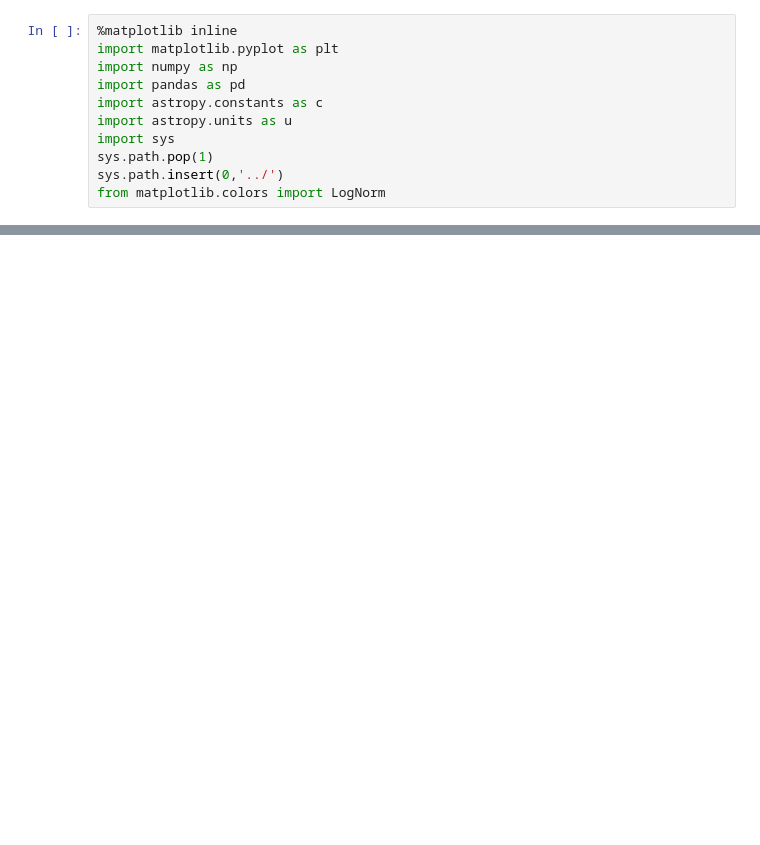
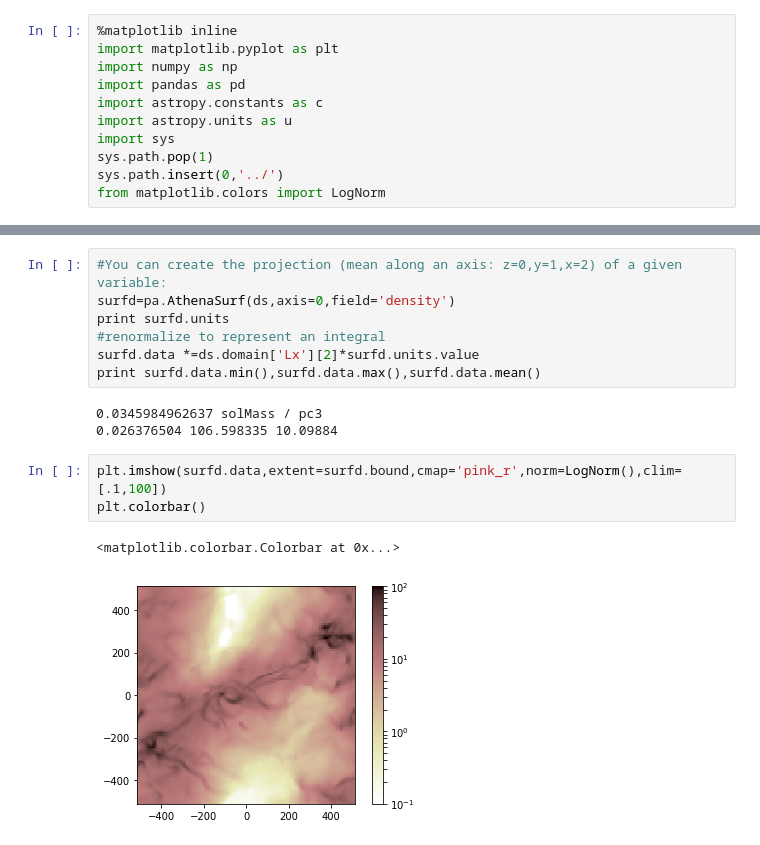
Before and after one commit to changgoo/pyathena, a Jupyter notebook: notebook/vtk_analysis.ipynb, the cells around one changed output, grey strips where cells are left out. Saved outputs shown, nothing was run; the diff lists cells and outputs as text; blank space fills up the shorter version.

```diff
--- a/notebook/vtk_analysis.ipynb
+++ b/notebook/vtk_analysis.ipynb
@@ -86,0 +330,16 @@ plt.ylim(0,5)
+# %%
+#You can create the projection (mean along an axis: z=0,y=1,x=2) of a given variable:
+surfd=pa.AthenaSurf(ds,axis=0,field='density')
+print surfd.units
+#renormalize to represent an integral
+surfd.data *=ds.domain['Lx'][2]*surfd.units.value
+print surfd.data.min(),surfd.data.max(),surfd.data.mean()
+# %% [output]
+0.0345984962637 solMass / pc3
+0.026376504 106.598335 10.09884
+# %%
+plt.imshow(surfd.data,extent=surfd.bound,cmap='pink_r',norm=LogNorm(),clim=[.1,100])
+plt.colorbar()
+# %% [output]
+<matplotlib.colorbar.Colorbar at 0x...>
+[figure, added]
```
Also changed, not shown: parts of 83 cells of this notebook.
